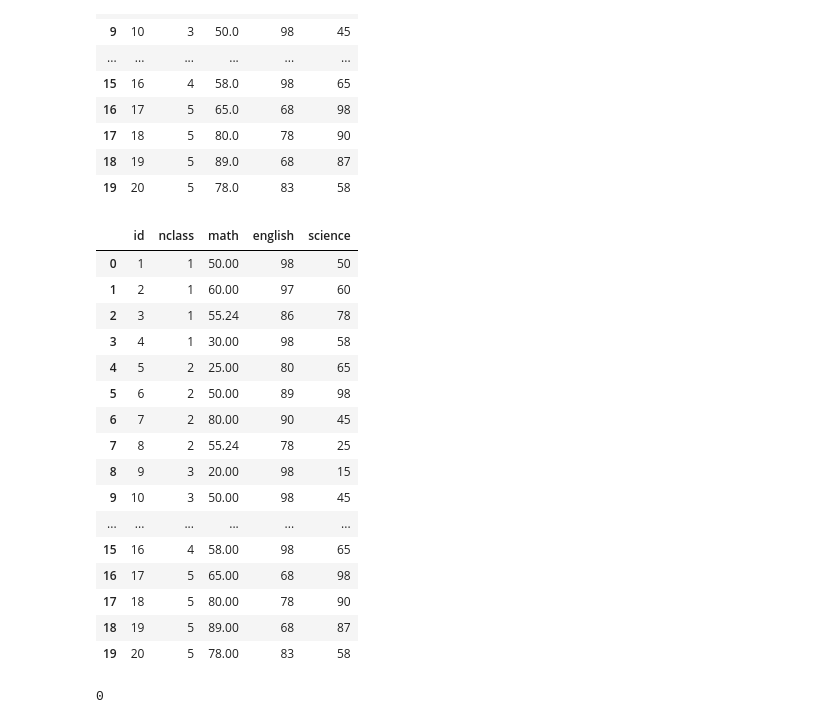
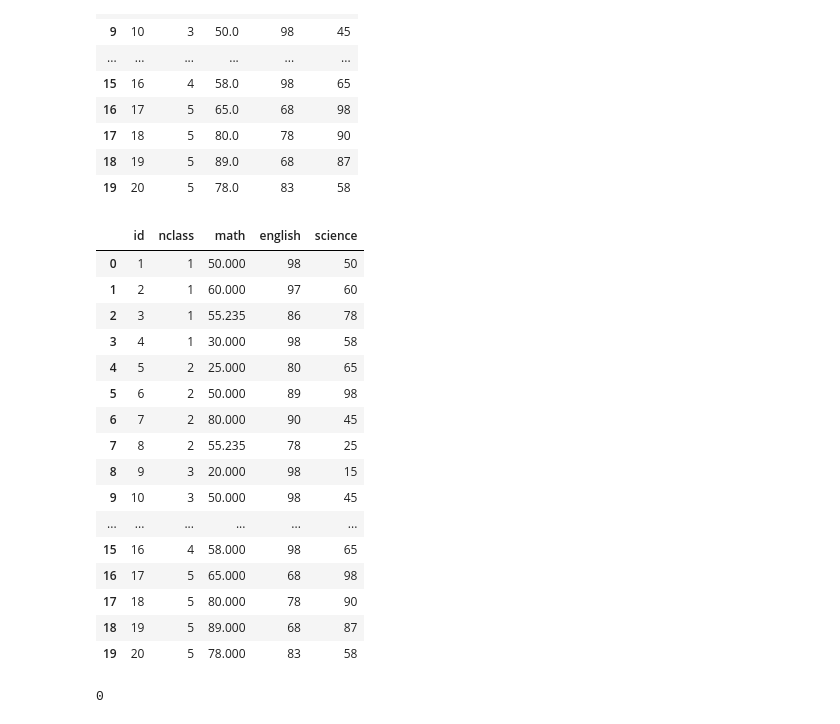
Before and after one commit to soyeonprincesss/2024-1-my-BDA, a Jupyter notebook: inclass/06w_0408_A_ch07_missingvalue_outlier.ipynb, the cells around one changed output. Cells and saved outputs as stored; diff of their text form; code cells hidden in the pictures.

```diff
--- a/inclass/06w_0408_A_ch07_missingvalue_outlier.ipynb
+++ b/inclass/06w_0408_A_ch07_missingvalue_outlier.ipynb
@@ -631,27 +622,29 @@ exam
 | 18 | 19 | 5 | 89.0 | 68 | 87 |
 | 19 | 20 | 5 | 78.0 | 83 | 58 |
 # %%
-pd.set_option('display.precision', 2)
-exam['math'] = exam['math'].fillna(exam['math'].mean())  # math가 NaN이면 55로 대체
-exam                                    # 출력
+pd.set_option('display.precision', 3)
+
+m = exam['math'].mean()
+exam['math'] = exam['math'].fillna(m)  # math가 NaN이면 55로 대체
+exam
 # %% [output]
 |  | id | nclass | math | english | science |
-| 0 | 1 | 1 | 50.00 | 98 | 50 |
-| 1 | 2 | 1 | 60.00 | 97 | 60 |
-| 2 | 3 | 1 | 55.24 | 86 | 78 |
-| 3 | 4 | 1 | 30.00 | 98 | 58 |
-| 4 | 5 | 2 | 25.00 | 80 | 65 |
-| 5 | 6 | 2 | 50.00 | 89 | 98 |
-| 6 | 7 | 2 | 80.00 | 90 | 45 |
-| 7 | 8 | 2 | 55.24 | 78 | 25 |
-| 8 | 9 | 3 | 20.00 | 98 | 15 |
-| 9 | 10 | 3 | 50.00 | 98 | 45 |
+| 0 | 1 | 1 | 50.000 | 98 | 50 |
+| 1 | 2 | 1 | 60.000 | 97 | 60 |
+| 2 | 3 | 1 | 55.235 | 86 | 78 |
+| 3 | 4 | 1 | 30.000 | 98 | 58 |
+| 4 | 5 | 2 | 25.000 | 80 | 65 |
+| 5 | 6 | 2 | 50.000 | 89 | 98 |
+| 6 | 7 | 2 | 80.000 | 90 | 45 |
+| 7 | 8 | 2 | 55.235 | 78 | 25 |
+| 8 | 9 | 3 | 20.000 | 98 | 15 |
+| 9 | 10 | 3 | 50.000 | 98 | 45 |
 | ... | ... | ... | ... | ... | ... |
-| 15 | 16 | 4 | 58.00 | 98 | 65 |
-| 16 | 17 | 5 | 65.00 | 68 | 98 |
-| 17 | 18 | 5 | 80.00 | 78 | 90 |
-| 18 | 19 | 5 | 89.00 | 68 | 87 |
-| 19 | 20 | 5 | 78.00 | 83 | 58 |
+| 15 | 16 | 4 | 58.000 | 98 | 65 |
+| 16 | 17 | 5 | 65.000 | 68 | 98 |
+| 17 | 18 | 5 | 80.000 | 78 | 90 |
+| 18 | 19 | 5 | 89.000 | 68 | 87 |
+| 19 | 20 | 5 | 78.000 | 83 | 58 |
 # %%
 exam['math'].isna().sum()  # 결측치 빈도 확인
 # %% [output]
```
Also changed, not shown: parts of 151 cells of this notebook.
